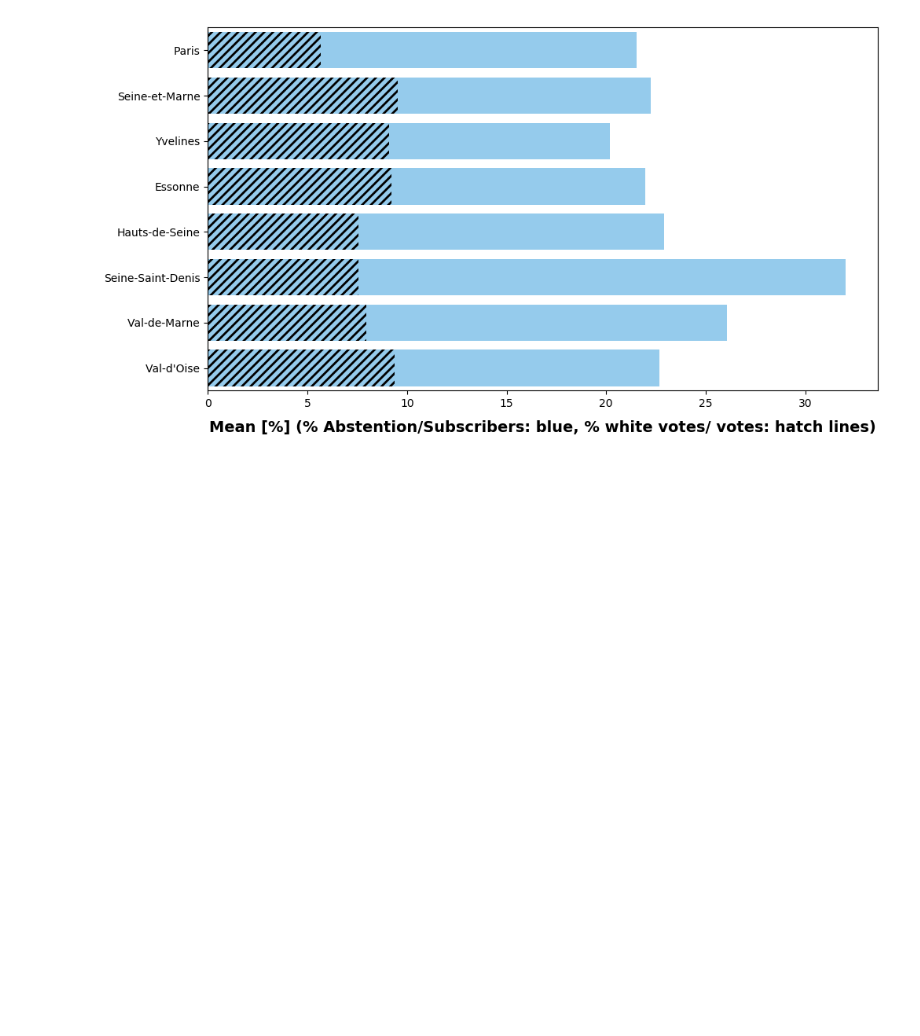
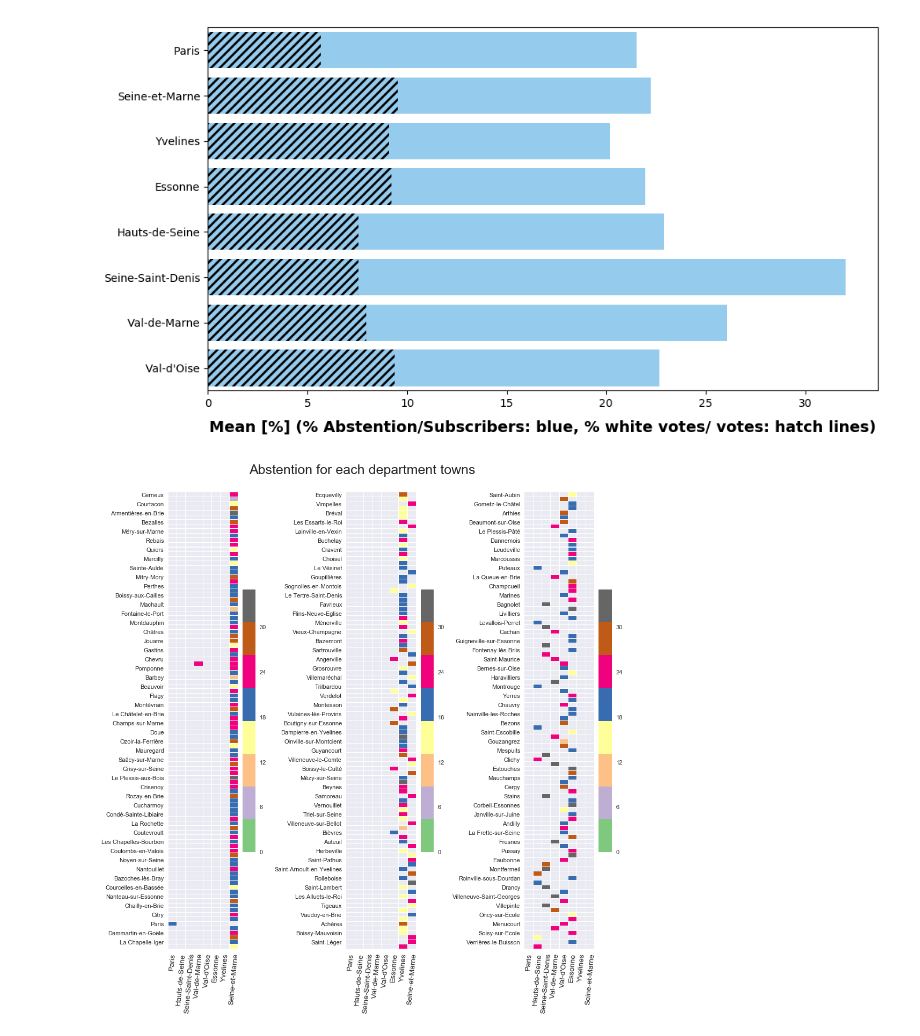
Before and after one commit to n-naoufal/ML-DL-from-scratch, a Jupyter notebook: statistical_analysis_dataset.ipynb, the cells around one changed output. Saved outputs shown, nothing was run; the diff lists cells and outputs as text; code cells hidden in the pictures; blank space fills up the shorter version.

```diff
--- a/statistical_analysis_dataset.ipynb
+++ b/statistical_analysis_dataset.ipynb
@@ -293,3 +273,45 @@ plt.xlabel('Mean [%] (% Abstention/Subscribers: blue, % white votes/ votes: hatc
            fontsize=14, weight = 'bold', labelpad=10);
 # %% [output]
 [figure]
+# %%
+town_details = pd.DataFrame(pd.Series(df['Libellé de la commune'].unique()))
+town_details.set_index(0, drop = True, inplace = True)
+
+for depart_name in list(global_stats.index):
+    df1 = df[df['Libellé du département'] == depart_name]
+    test = df1['% Abs/Ins'].groupby(df['Libellé de la commune']).apply(get_stats).unstack()
+    town_details[depart_name] = test.loc[:, 'mean']
+# %%
+sns.set(context="paper")
+fig = plt.figure(1, figsize=(10,10))
+perm1 = np.random.permutation(np.arange(0,400,4))
+perm2 = np.random.permutation(np.arange(400,800,4))
+perm3 = np.random.permutation(np.arange(800,1200,4))
+ax = fig.add_subplot(1,3,1)
+subset = town_details.iloc[perm1,:]
+subset = subset
+mask = subset.isnull()
+sns.heatmap(subset, linewidths=0.01, cmap="Accent", mask=mask, vmin = 0, vmax = 35)
+plt.setp(ax.get_xticklabels(), fontsize=10, rotation = 85) ;
+ax.yaxis.label.set_visible(False)
+
+ax = fig.add_subplot(1,3,2)
+subset = town_details.iloc[perm2,:]
+subset = subset
+fig.text(0.5, 1.02, "Abstention for each department towns", ha='center', fontsize = 18)
+mask = subset.isnull()
+sns.heatmap(subset, linewidths=0.01, cmap="Accent", mask=mask, vmin = 0, vmax = 35)
+plt.setp(ax.get_xticklabels(), fontsize=10, rotation = 85) ;
+ax.yaxis.label.set_visible(False)
+
+ax = fig.add_subplot(1,3,3)
+subset = town_details.iloc[perm3,:]
+subset = subset
+mask = subset.isnull()
+sns.heatmap(subset, linewidths=0.01, cmap="Accent", mask=mask, vmin = 0, vmax = 35)
+plt.setp(ax.get_xticklabels(), fontsize=10, rotation = 85) ;
+ax.yaxis.label.set_visible(False)
+
+plt.tight_layout()
+# %% [output]
+[figure, added]
```
Also changed, not shown: parts of 4 cells of this notebook.
